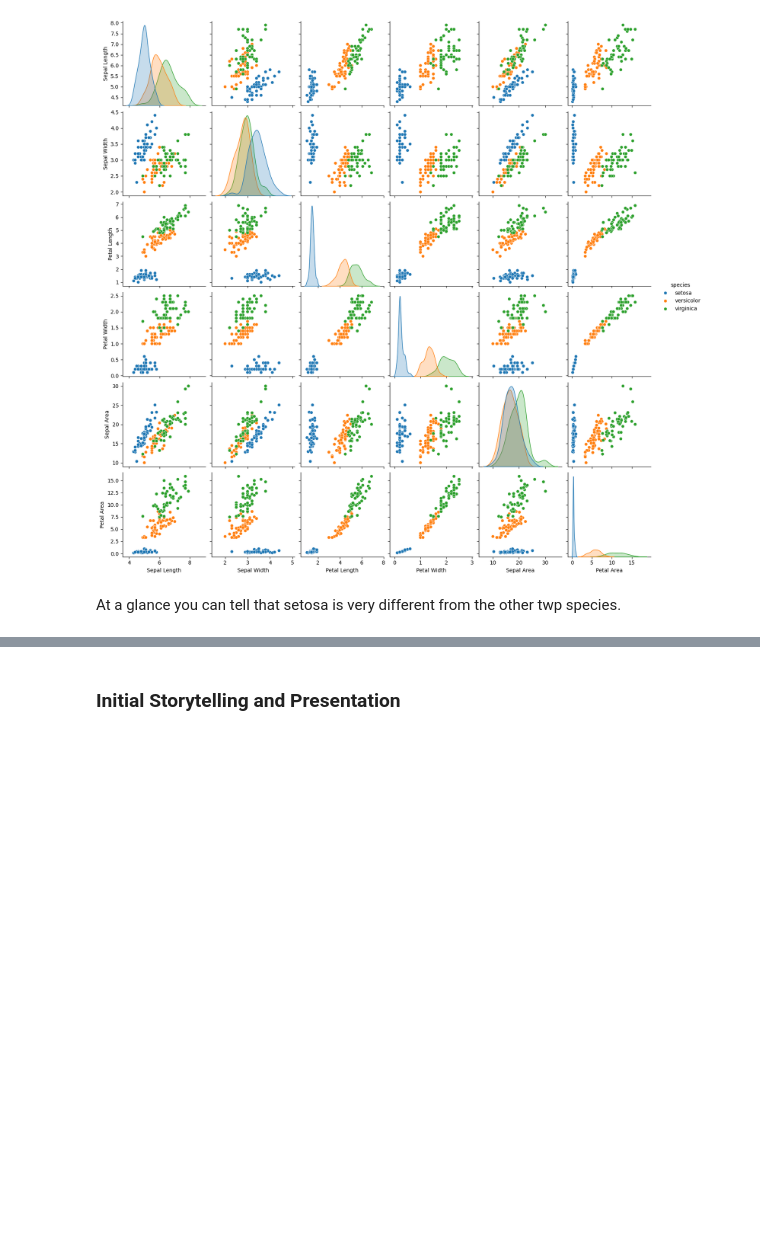
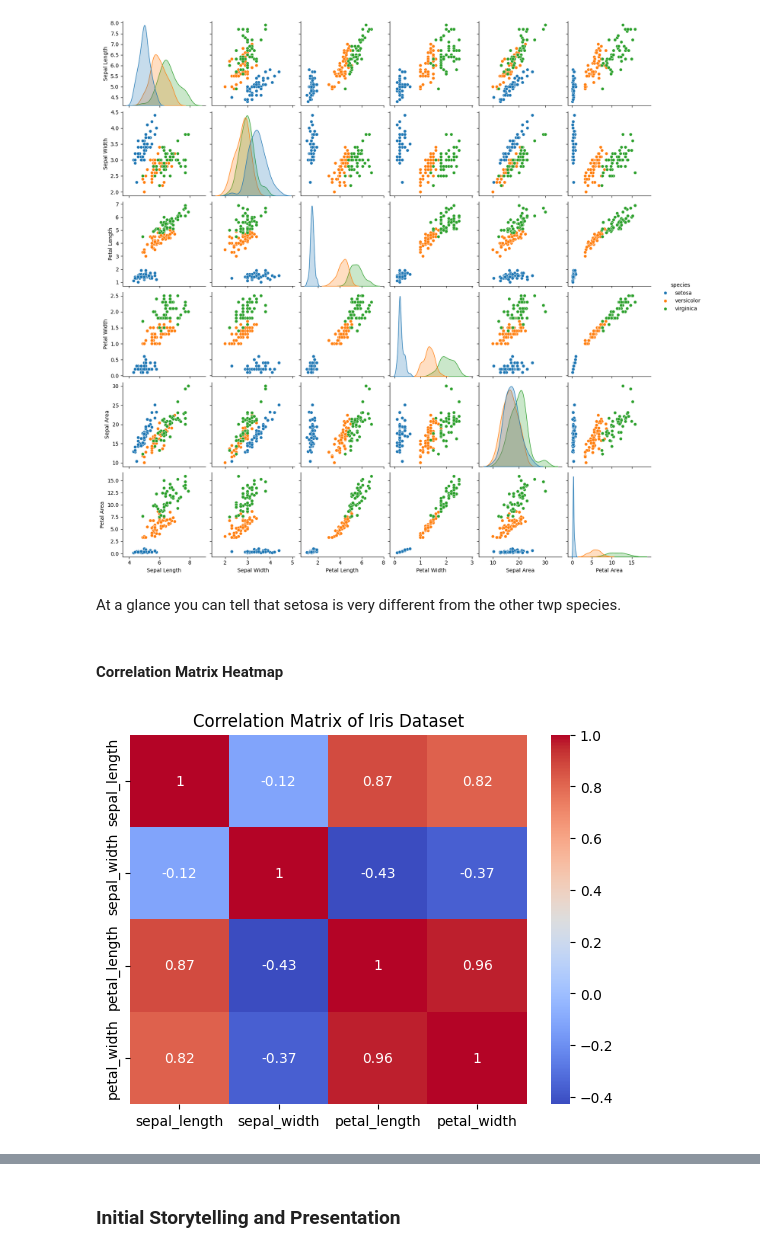
Before and after one commit to BethSpornitz/datafun-04-jupyter, a Jupyter notebook: bethspornitz_eda.ipynb, the cells around one changed output, grey strips where cells are left out. Saved outputs shown, nothing was run; the diff lists cells and outputs as text; code cells hidden in the pictures; blank space fills up the shorter version.

```diff
--- a/bethspornitz_eda.ipynb
+++ b/bethspornitz_eda.ipynb
@@ -209,3 +258,18 @@ plt.show()
 [figure]
 # %% [markdown]
 At a glance you can tell that setosa is very different from the other twp species.
+# %% [markdown]
+####  Correlation Matrix Heatmap
+# %%
+# Exclude the 'species' column, as it's non-numerical
+iris_numeric = iris.select_dtypes(include=[np.number])
+
+# Calculate the correlation matrix for numerical columns
+corr = iris_numeric.corr()
+
+# Plot the heatmap
+sns.heatmap(corr, annot=True, cmap='coolwarm')
+plt.title('Correlation Matrix of Iris Dataset')
+plt.show()
+# %% [output]
+[figure, added]
```
Also changed, not shown: parts of 19 cells of this notebook, 1 other file.
